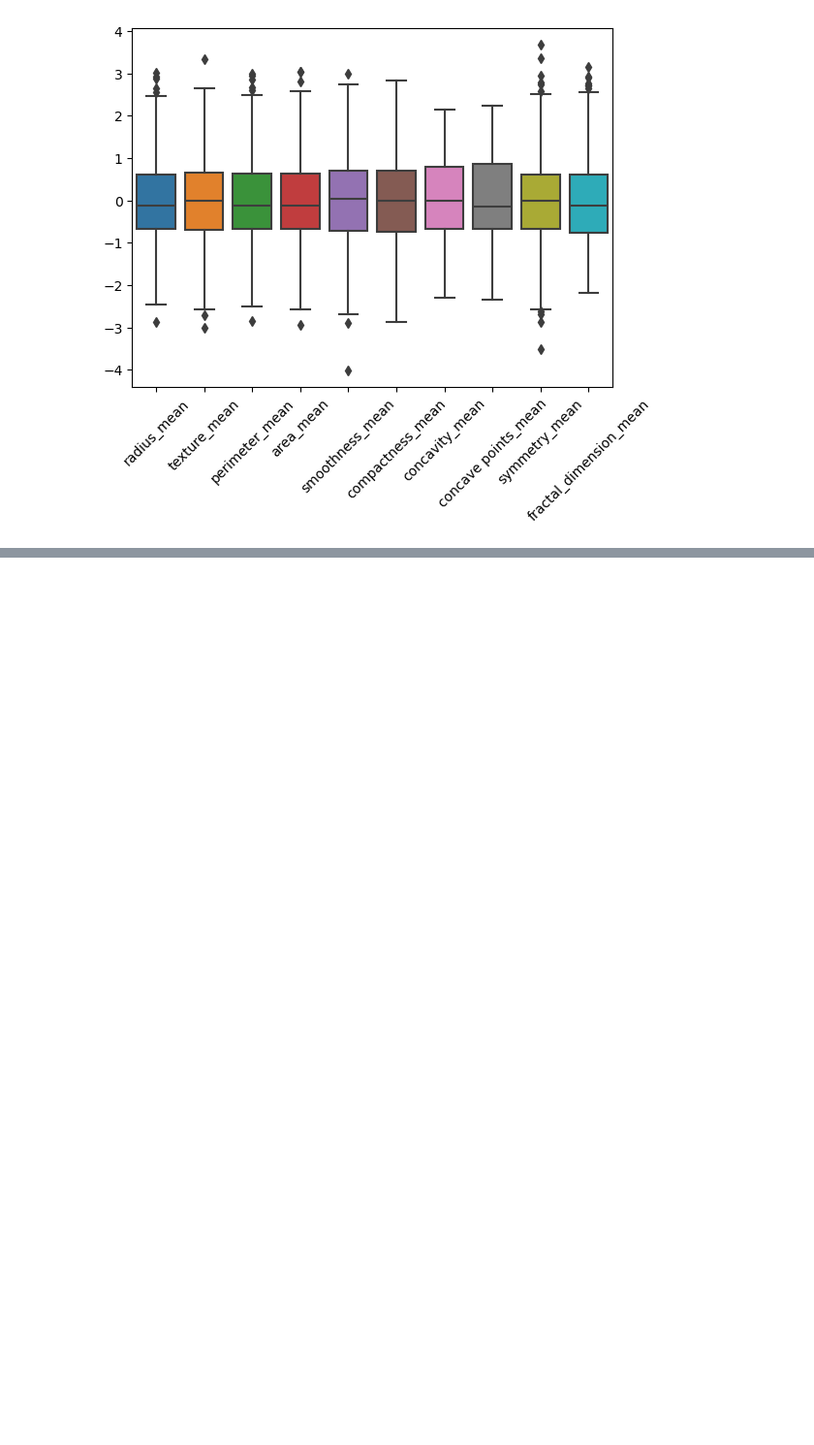
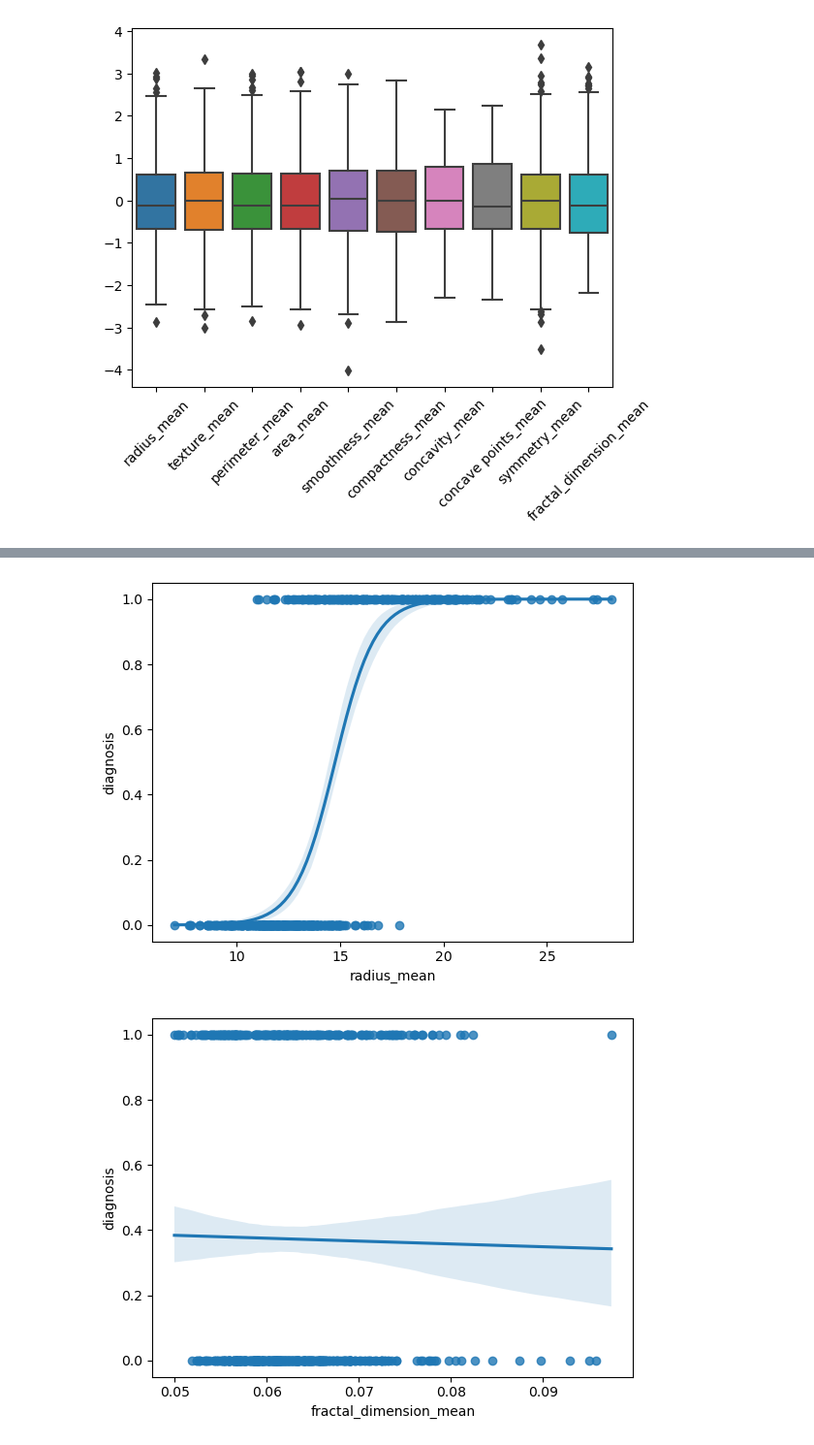
Before and after one commit to tyrantdavis/Logistic-Regression-Breast-Cancer, a Jupyter notebook: Logistic-Regression-Breast-Cancer.ipynb, the cells around one changed output, grey strips where cells are left out. Shown: that part at 97% size. Saved outputs shown, nothing was run; the diff lists cells and outputs as text; code cells hidden in the pictures; blank space fills up the shorter version.

```diff
--- a/Logistic-Regression-Breast-Cancer.ipynb
+++ b/Logistic-Regression-Breast-Cancer.ipynb
@@ -248,0 +256,16 @@ plt.close()
+# %%
+sns.regplot(
+    x="radius_mean",
+    y="diagnosis",
+    data=df,
+    logistic=True,
+)
+
+plt.show()
+plt.close()
+sns.regplot(x="fractal_dimension_mean", y="diagnosis", data=df, logistic=True)
+plt.show()
+plt.close()
+# %% [output]
+[figure, added]
+[figure, added]
```
Also changed, not shown: parts of 4 cells of this notebook.
